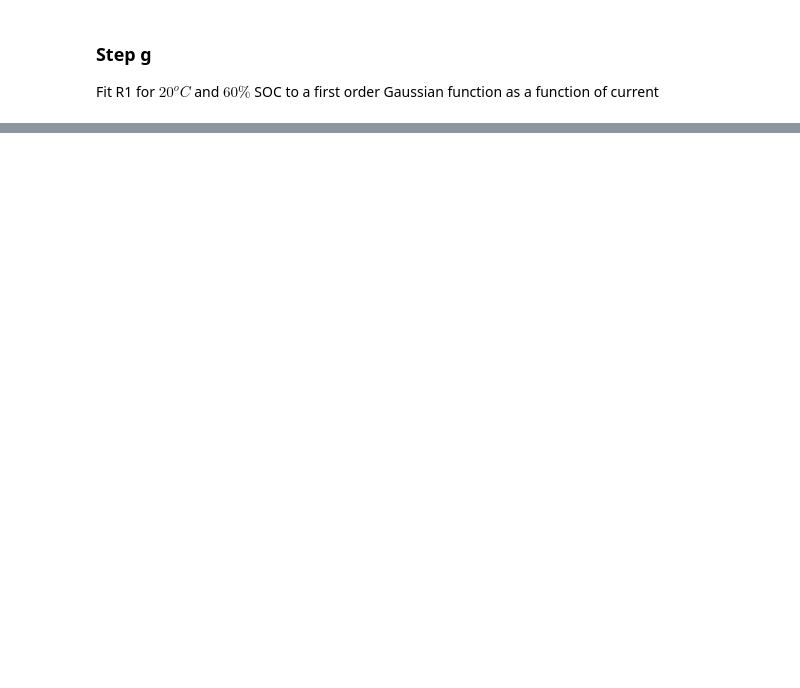
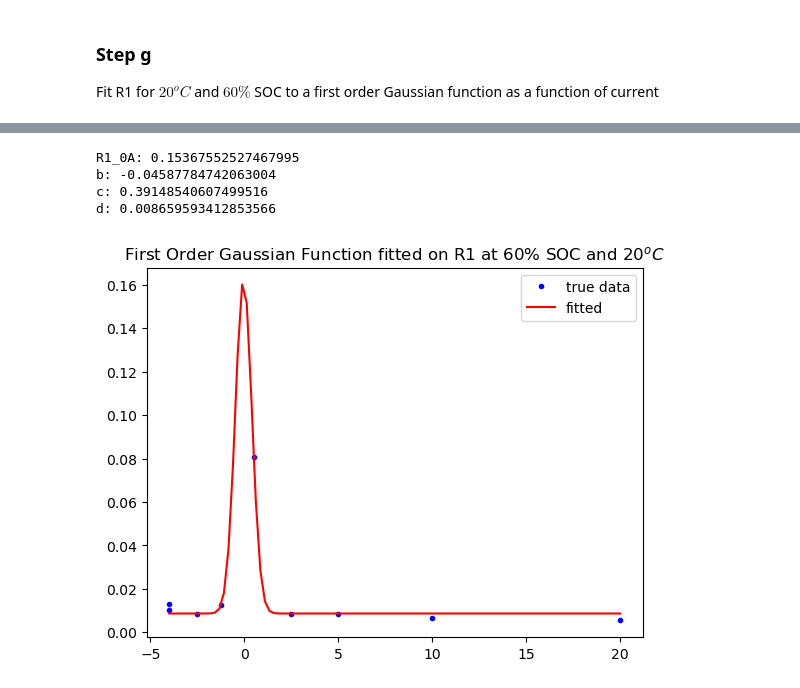
Before and after one commit to sunfanyi/modelling-of-lithium-ion-batteries, a Jupyter notebook: part_2a.ipynb, the cells around one changed output, grey strips where cells are left out. Cells and saved outputs as stored; diff of their text form; code cells hidden in the pictures; blank space fills up the shorter version.

```diff
--- a/part_2a.ipynb
+++ b/part_2a.ipynb
@@ -451,0 +366,32 @@ plt.show()
+# %%
+# Define the Gaussian function
+def gaussian(I_fit, a, b, c, d):
+    return a * np.exp(-(I_fit - b)**2 / c) + d
+
+# Initial guess
+p0 = [R1_0A, 0, 1, 0.01]
+
+# Fit the data to the Gaussian function
+[a, b, c, d], _ = curve_fit(gaussian, I_fit, R1_true, p0)
+
+# Print the fitted parameters
+print('R1_0A:', a)
+print('b:', b)
+print('c:', c)
+print('d:', d)
+
+# Plot the data and the fitted function
+plt.plot(I_fit, R1_true, 'b.', label='true data')
+I_plot = np.linspace(np.min(I_fit), np.max(I_fit), 100)
+plt.plot(I_plot, gaussian(I_plot, *popt), 'r-', label='fitted')
+# plt.axvline(0)
+# plt.axhline(gaussian(0, *popt))
+plt.legend()
+plt.title('First Order Gaussian Function fitted on R1 at $60\%$ SOC and $20^oC$')
+plt.show()
+# %% [output]
+R1_0A: 0.15367552527467995
+b: -0.04587784742063004
+c: 0.39148540607499516
+d: 0.008659593412853566
+[figure, added]
```
Also changed, not shown: parts of 22 cells of this notebook, 3 other files.
